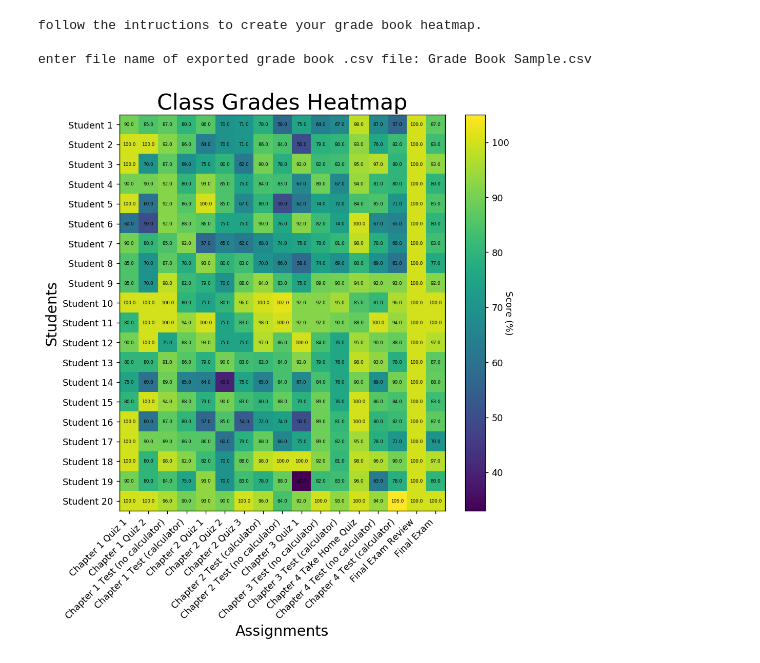
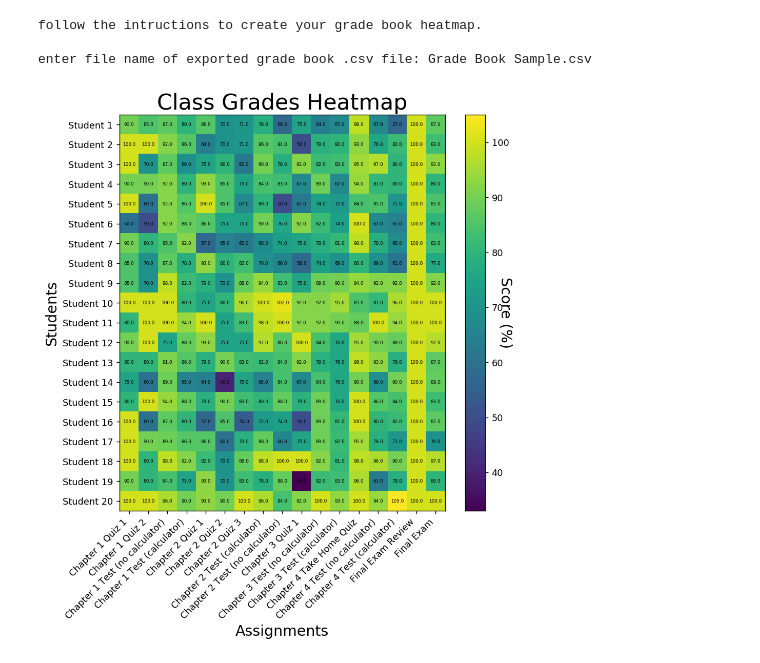
Before and after one commit to gabrown08/Class-Grades-Heatmap, a Jupyter notebook: Class Grades Heatmap.ipynb, the cells around one changed output. Cells and saved outputs as stored; diff of their text form; code cells hidden in the pictures.

```diff
--- a/Class Grades Heatmap.ipynb
+++ b/Class Grades Heatmap.ipynb
@@ -55,32 +55,32 @@ for i in range(len(gradebook)):
 
 #create plot
 fig, ax = plt.subplots(figsize = (8, 8), dpi=128)
 im = ax.imshow(gradebook, aspect='auto')
 
 #format plot
 #fig.suptitle(title, fontsize=16)
 ax.set_title("Class Grades Heatmap", fontsize=24)
 ax.set_ylabel("Students", fontsize=16)
 ax.set_yticks(range(len(students)))
 ax.set_yticklabels(students)
 ax.set_xlabel("Assignments", fontsize=16)
 ax.set_xticks(range(len(totals)))
 ax.set_xticklabels(assignments)
 plt.setp(ax.get_xticklabels(), rotation=45, ha="right", )
 
 #create colorbar
 colorbar = ax.figure.colorbar(im, ax=ax)
-colorbar.ax.set_ylabel("Score (%)", rotation=-90)
+colorbar.ax.set_ylabel("Score (%)", fontsize=16, rotation=-90)
 
 #display % for each entry
 for i in range(len(gradebook)):
     for j in range(len(totals)):
         text = ax.text(j, i, gradebook[i][j], ha="center", va="center", size=5, color="k")
 
 #show plot
 plt.show()
 # %% [output]
 follow the intructions to create your grade book heatmap.
 
 enter file name of exported grade book .csv file: Grade Book Sample.csv
-[figure, old version]
+[figure, new version]
```
